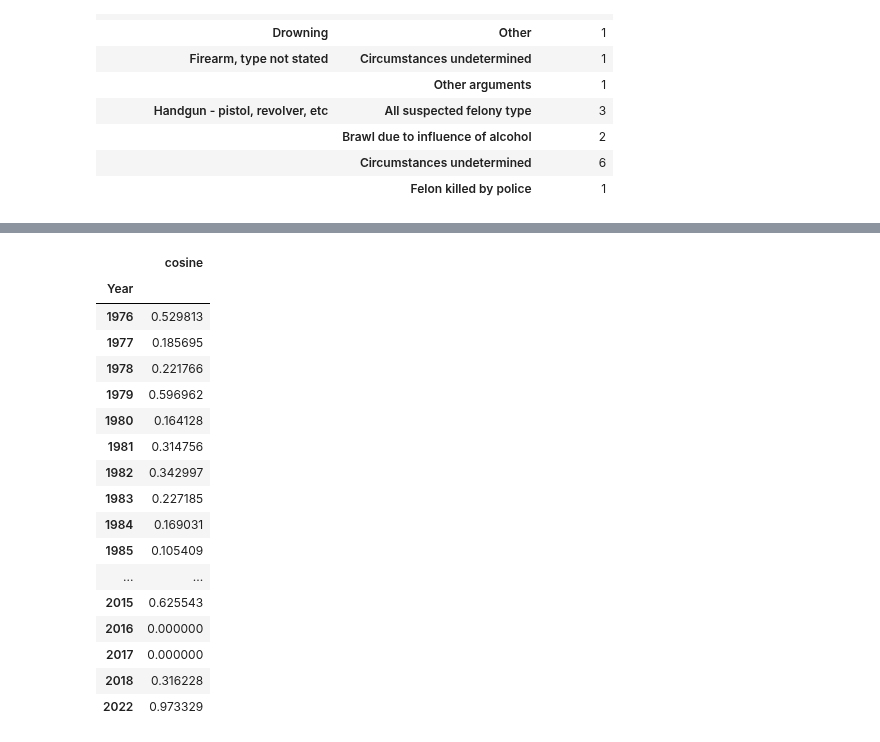
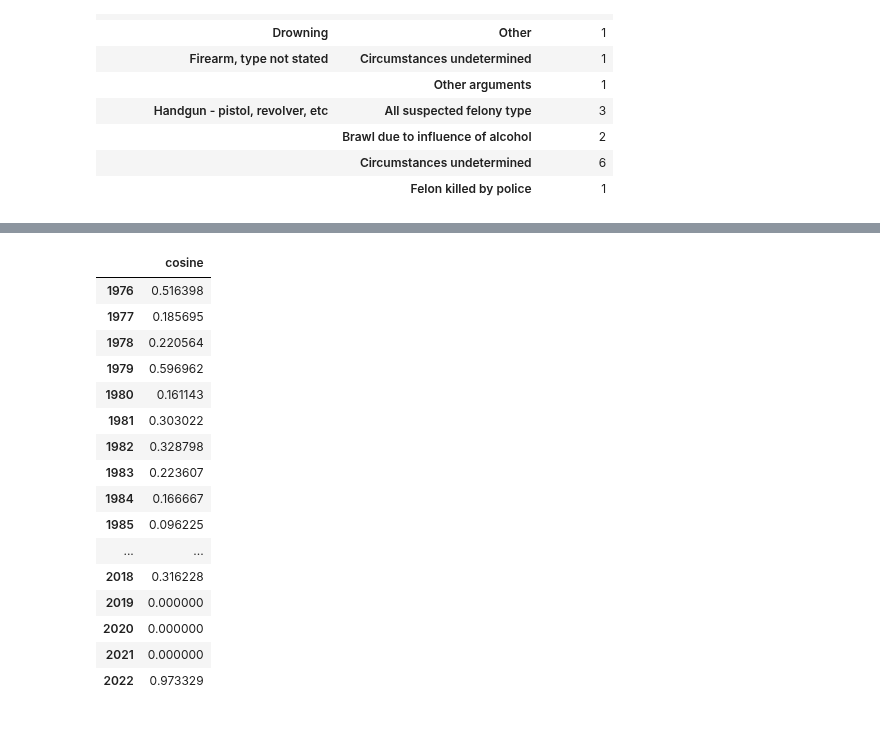
Before and after one commit to fadeeva/weird_projects, a Jupyter notebook: Serial_Killers/Outliers_in_Murder_Accountability_Project.ipynb, the cells around one changed output, grey strips where cells are left out. Cells and saved outputs as stored; diff of their text form; code cells hidden in the pictures.

```diff
--- a/Serial_Killers/Outliers_in_Murder_Accountability_Project.ipynb
+++ b/Serial_Killers/Outliers_in_Murder_Accountability_Project.ipynb
@@ -457,6 +457,8 @@ uw.loc['Alabama'].head(10)
 weapons_list = map_data.groupby('Weapon').count()['Ori'].index.to_list()
 circumstance_list = map_data.groupby('Circumstance').count()['Ori'].index.to_list()
 years_list = map_data.groupby('Year').count()['Ori'].index.to_list()
+# %%
+temp = pd.DataFrame(index=years_list, columns=circumstance_list, data=0)
 # %%
 pivot_w = pd.pivot_table(w.loc['Alabama', :, 'Blunt object - hammer, club, etc'],
                          index='Year',
@@ -485,0 +468,4 @@ pivot_w
+# %%
+pivot_w = pivot_w + temp
+pivot_w.fillna(0, inplace=True)
+pivot_w
@@ -511,0 +497,4 @@ pivot_uw
+# %%
+pivot_uw = pivot_uw + temp
+pivot_uw.fillna(0, inplace=True)
+pivot_uw
@@ -519,4 +524,5 @@ r = cosine_similarity(w.to_numpy(), uw.to_numpy())
 # %%
-res = pd.DataFrame(index=w.index, columns=w.index, data=r)
+r = cosine_similarity(pivot_w.to_numpy(), pivot_uw.to_numpy())
+res = pd.DataFrame(index=years_list, columns=years_list, data=r)
 res
 # %% [output]
@@ -542,21 +547,21 @@ res
 # %%
-pd.DataFrame(index=w.index, columns=['cosine'], data=np.diag(res))
+cosine_sim = pd.DataFrame(index=years_list, columns=['cosine'], data=np.diag(res))
+cosine_sim
 # %% [output]
 |  | cosine |
-| Year |  |
-| 1976 | 0.529813 |
+| 1976 | 0.516398 |
 | 1977 | 0.185695 |
-| 1978 | 0.221766 |
+| 1978 | 0.220564 |
 | 1979 | 0.596962 |
-| 1980 | 0.164128 |
-| 1981 | 0.314756 |
-| 1982 | 0.342997 |
-| 1983 | 0.227185 |
-| 1984 | 0.169031 |
-| 1985 | 0.105409 |
+| 1980 | 0.161143 |
+| 1981 | 0.303022 |
+| 1982 | 0.328798 |
+| 1983 | 0.223607 |
+| 1984 | 0.166667 |
+| 1985 | 0.096225 |
 | ... | ... |
-| 2015 | 0.625543 |
-| 2016 | 0.000000 |
-| 2017 | 0.000000 |
 | 2018 | 0.316228 |
+| 2019 | 0.000000 |
+| 2020 | 0.000000 |
+| 2021 | 0.000000 |
 | 2022 | 0.973329 |
```
Also changed, not shown: parts of 15 cells of this notebook.
